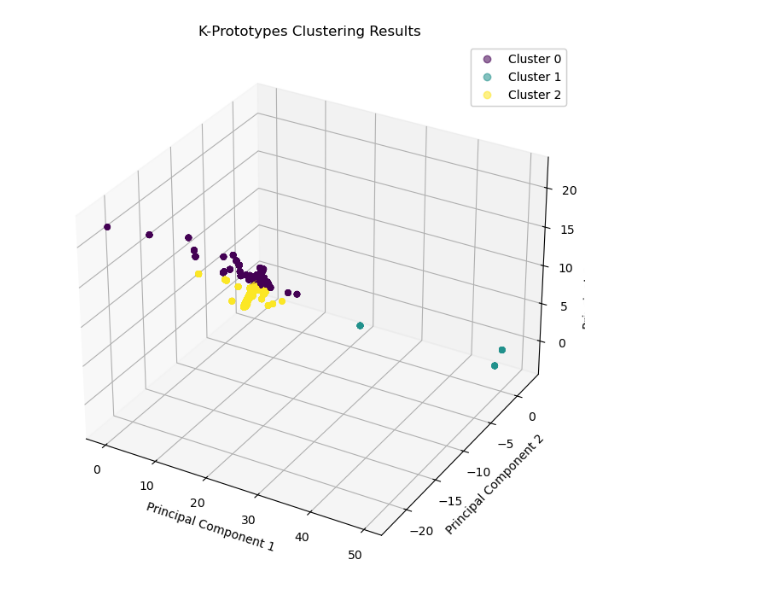
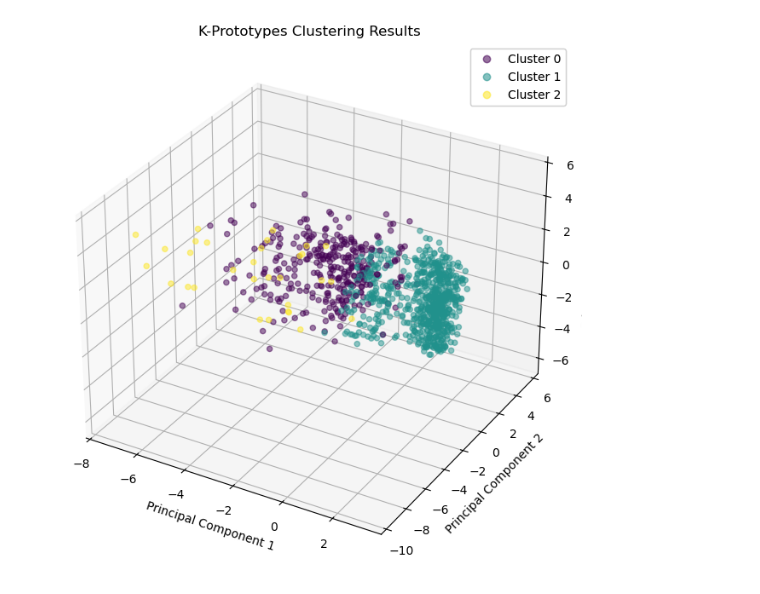
Before and after one commit to NanSang2000/COMP90089_MLAH, a Jupyter notebook: clustering.ipynb, the cells around one changed output. Cells and saved outputs as stored; diff of their text form; code cells hidden in the pictures.

```diff
--- a/clustering.ipynb
+++ b/clustering.ipynb
@@ -31,14 +41,27 @@ import pandas as pd
 from kmodes.kprototypes import KPrototypes
 from sklearn.preprocessing import StandardScaler
 # Select features for clustering
-features = ['lipase_level', 'crp_level', 'amylase_level', 'age', 'gender', 'is_confirmed_ap']
+features = ['lipase_level', 'gender', 'actual_age',
+       'charlson_comorbidity_index', 'aniongap_chemistry',
+       'bicarbonate_chemistry', 'bun_chemistry', 'calcium_chemistry',
+       'chloride_chemistry', 'glucose_chemistry', 'sodium_chemistry',
+       'potassium_chemistry', 'bilirubin_total_enzyme', 'amylase_enzyme',
+       'alt_enzyme', 'alp_enzyme', 'ast_enzyme', 'creatinine_albumin_ratio',
+       'wbc','severity']
 
 # Extract the feature data
 X = df[features]
 
 # Identify categorical features
-categorical_features = ['gender', 'is_confirmed_ap']
-numerical_features = ['lipase_level', 'crp_level', 'amylase_level', 'age']
+categorical_features = ['gender', 'severity']
+numerical_features = ['lipase_level',  'actual_age',
+       'charlson_comorbidity_index', 'aniongap_chemistry',
+       'bicarbonate_chemistry', 'bun_chemistry', 'calcium_chemistry',
+       'chloride_chemistry', 'glucose_chemistry', 'sodium_chemistry',
+       'potassium_chemistry', 'bilirubin_total_enzyme', 'amylase_enzyme',
+       'alt_enzyme', 'alp_enzyme', 'ast_enzyme', 'creatinine_albumin_ratio',
+       'wbc']
+print(X.columns.get_loc('severity'))
 categorical_indices = [X.columns.get_loc(col) for col in categorical_features]
 
 # Standardize numerical features
@@ -57,4 +80,8 @@ df['cluster'] = clusters
 # View the cluster centroids
 cluster_centers = kproto.cluster_centroids_
 print(cluster_centers)
+
+# Create a DataFrame for the centroids
+centroids = pd.DataFrame(cluster_centers, columns=features)
+centroids
 # %% [output]
@@ -78,26 +164,26 @@ Starting iterations...
 # %%
 from sklearn.decomposition import PCA
 
 pca = PCA(n_components=3)
-X_pca = pca.fit_transform(X_scaled)
+X_pca = pca.fit_transform(X)
 
 
 fig = plt.figure(figsize=(10, 8))
 ax = fig.add_subplot(111, projection='3d')
 scatter = ax.scatter(X_pca[:, 0], X_pca[:, 1], X_pca[:, 2], c=df['cluster'], cmap='viridis', alpha=0.5)
 
 ax.set_title('K-Prototypes Clustering Results')
 ax.set_xlabel('Principal Component 1')
 ax.set_ylabel('Principal Component 2')
 ax.set_zlabel('Principal Component 3')
 
 
 legend1 = ax.legend(handles=scatter.legend_elements()[0], labels=[f'Cluster {i}' for i in range(3)], loc='upper right')
 ax.add_artist(legend1)
 
 plt.show()
 # %% [output]
-[figure, old version]
+[figure, new version]
 # %%
 import pandas as pd
 from sklearn.preprocessing import StandardScaler
```
Also changed, not shown: parts of 7 cells of this notebook, 5 other files.
